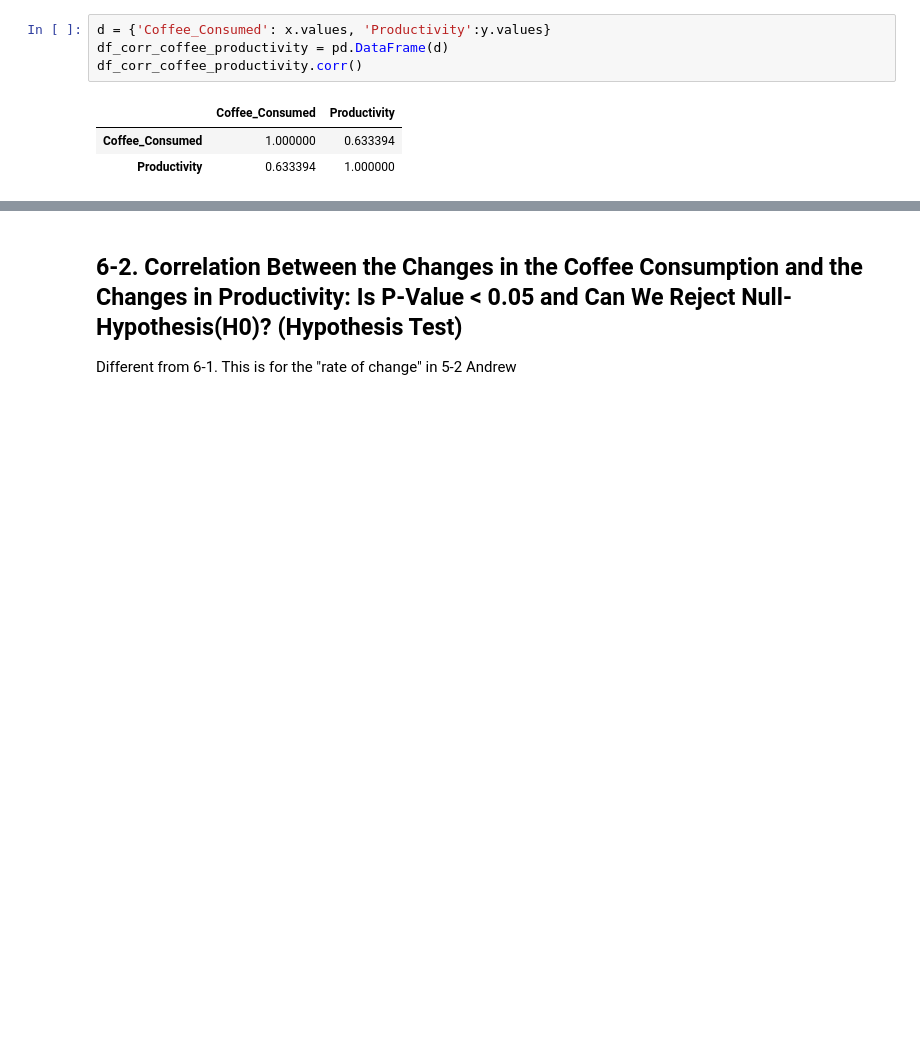
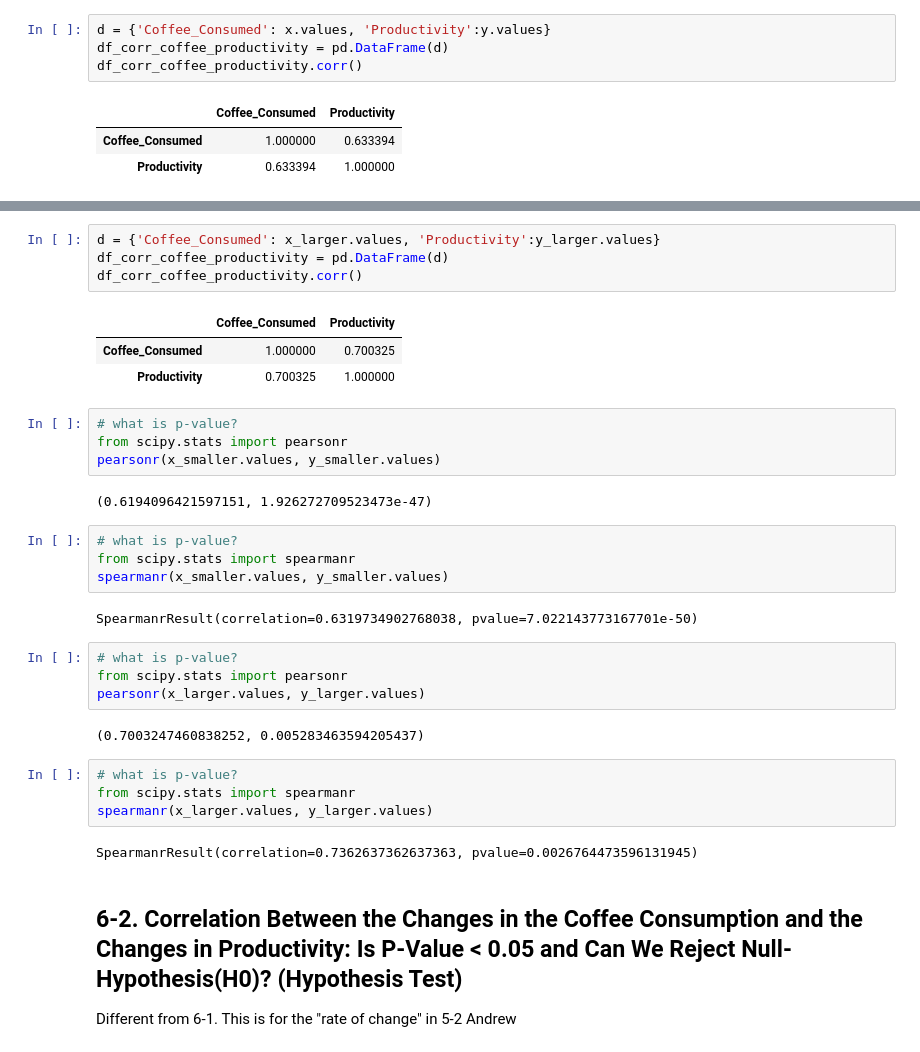
Before and after one commit to andrewboring/Confabulators_Project_1, a Jupyter notebook: project1_the-confabulators_starter.ipynb, the cells around one changed output, grey strips where cells are left out. Drawn from its saved outputs; the diff is of its cells as text; blank space fills up the shorter version.

```diff
--- a/project1_the-confabulators_starter.ipynb
+++ b/project1_the-confabulators_starter.ipynb
@@ -420,3 +459,35 @@ spearman
+# %%
+d = {'Coffee_Consumed': x_larger.values, 'Productivity':y_larger.values}
+df_corr_coffee_productivity = pd.DataFrame(d)
+df_corr_coffee_productivity.corr()
+# %% [output]
+|  | Coffee_Consumed | Productivity |
+| Coffee_Consumed | 1.000000 | 0.700325 |
+| Productivity | 0.700325 | 1.000000 |
+# %%
+# what is p-value?
+from scipy.stats import pearsonr
+pearsonr(x_smaller.values, y_smaller.values)
+# %% [output]
+(0.6194096421597151, 1.926272709523473e-47)
+# %%
+# what is p-value?
+from scipy.stats import spearmanr
+spearmanr(x_smaller.values, y_smaller.values)
+# %% [output]
+SpearmanrResult(correlation=0.6319734902768038, pvalue=7.022143773167701e-50)
+# %%
+# what is p-value?
+from scipy.stats import pearsonr
+pearsonr(x_larger.values, y_larger.values)
+# %% [output]
+(0.7003247460838252, 0.005283463594205437)
+# %%
+# what is p-value?
+from scipy.stats import spearmanr
+spearmanr(x_larger.values, y_larger.values)
+# %% [output]
+SpearmanrResult(correlation=0.7362637362637363, pvalue=0.0026764473596131945)
 # %% [markdown]
 ## 6-2. Correlation Between the Changes in the Coffee Consumption and the Changes in Productivity: Is P-Value < 0.05 and Can We Reject Null-Hypothesis(H0)? (Hypothesis Test)
 
```
Also changed, not shown: parts of 5 cells of this notebook.
